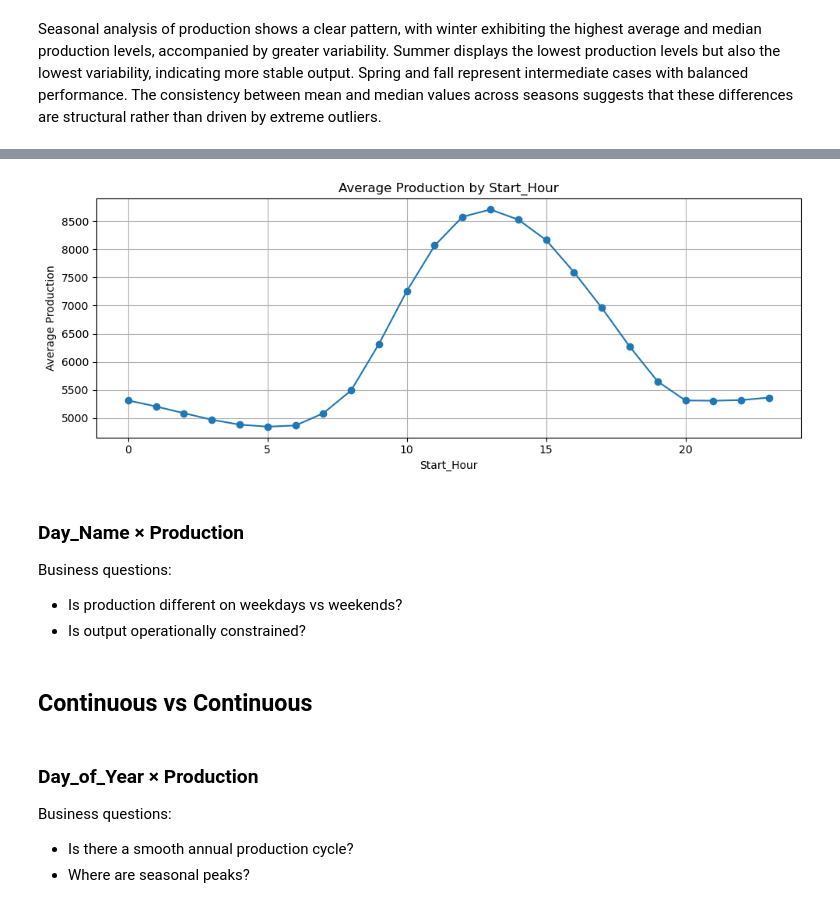
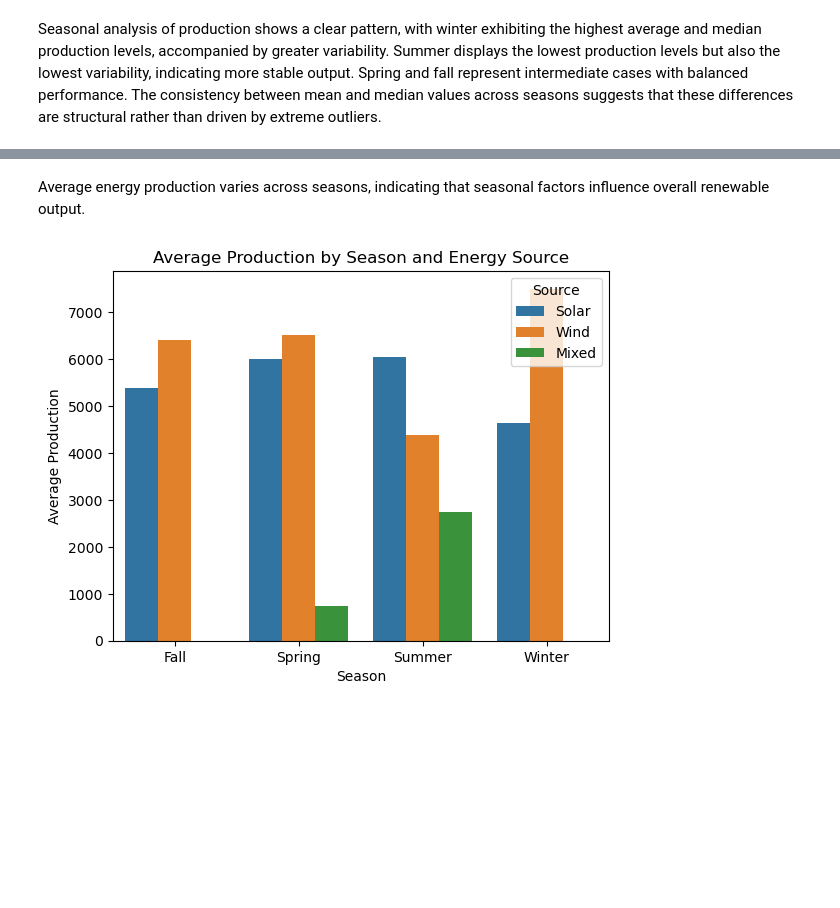
Before and after one commit to suzanacracco-max/project-2-eda-sql, a Jupyter notebook: Code Project Bivariated.ipynb, the cells around one changed output, grey strips where cells are left out. Saved outputs shown, nothing was run; the diff lists cells and outputs as text; code cells hidden in the pictures; blank space fills up the shorter version.

```diff
--- a/Code Project Bivariated.ipynb
+++ b/Code Project Bivariated.ipynb
@@ -276,27 +239,22 @@ hour_stats.head()
-# %%
-hour_mean = df.groupby("Start_Hour")["Production"].mean()
-
-plt.figure(figsize=(10,4))
-hour_mean.plot(kind="line", marker="o")
-plt.title("Average Production by Start_Hour")
-plt.xlabel("Start_Hour")
-plt.ylabel("Average Production")
-plt.grid(True)
-plt.tight_layout()
-plt.show()
-# %% [output]
-[figure, removed]
-# %% [markdown]
-### Day_Name × Production
-
-Business questions:
- - Is production different on weekdays vs weekends?
- - Is output operationally constrained?
-# %% [markdown]
-## Continuous vs Continuous
-# %% [markdown]
-### Day_of_Year × Production
-
-Business questions:
- - Is there a smooth annual production cycle?
- - Where are seasonal peaks?
+# %% [markdown]
+Average energy production varies across seasons, indicating that seasonal factors influence overall renewable output.
+# %%
+season_source_mean = (
+    df.groupby(["Season", "Source"])["Production"]
+      .mean()
+      .reset_index()
+)
+
+import seaborn as sns
+
+sns.barplot(
+    data=season_source_mean,
+    x="Season",
+    y="Production",
+    hue="Source"
+)
+plt.title("Average Production by Season and Energy Source")
+plt.ylabel("Average Production")
+plt.show()
+# %% [output]
+[figure, added]
```
Also changed, not shown: parts of 18 cells of this notebook.
